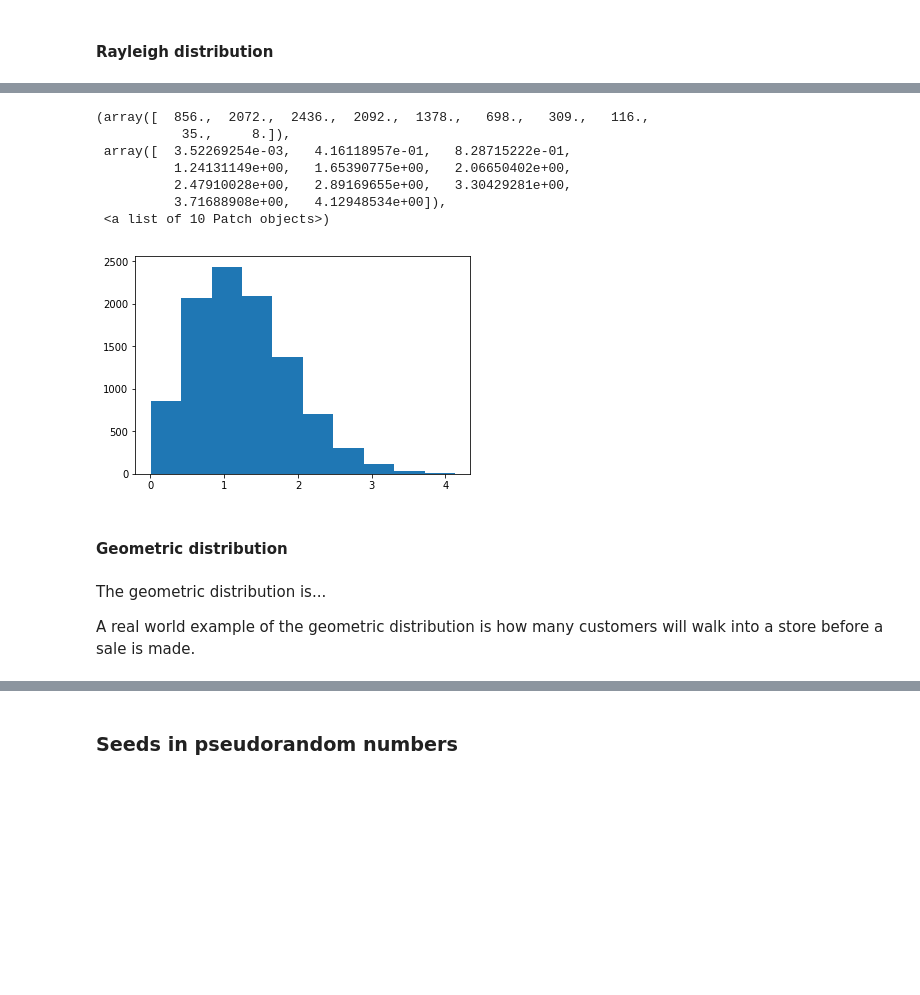
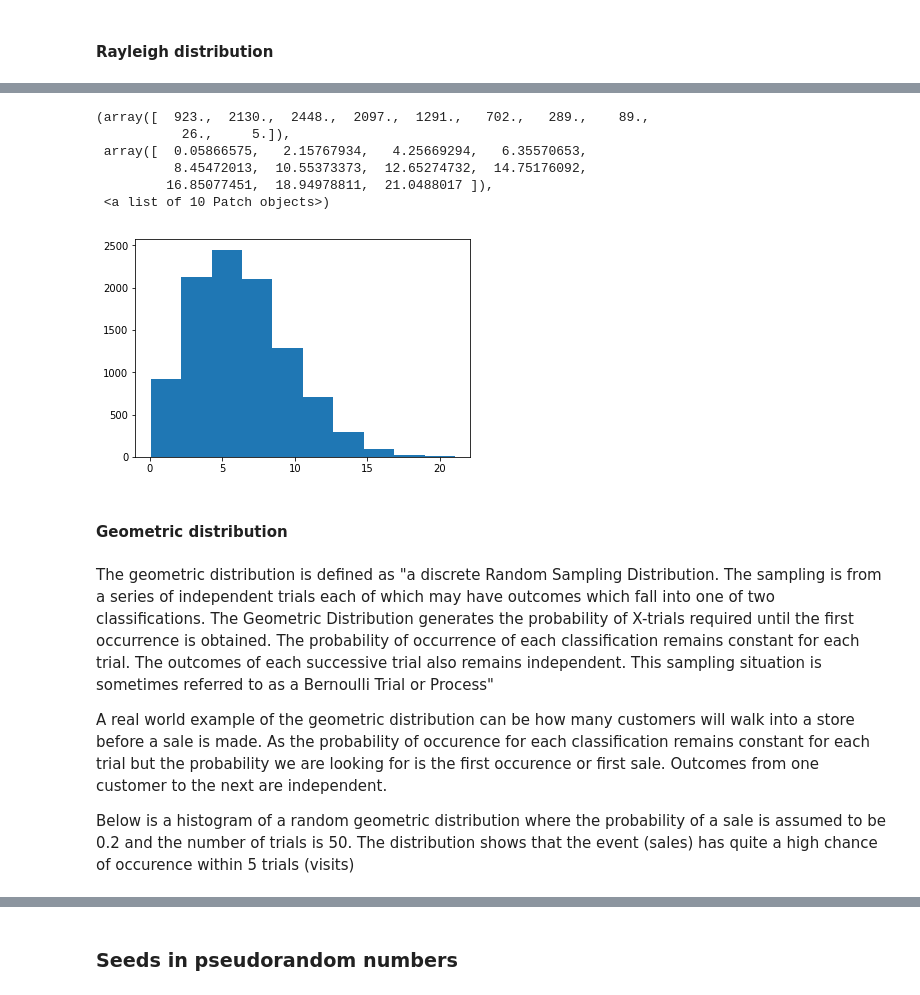
Before and after one commit to G00364690/numpy-random, a Jupyter notebook: Numpy-Random.ipynb, the cells around one changed output, grey strips where cells are left out. Saved outputs shown, nothing was run; the diff lists cells and outputs as text; code cells hidden in the pictures; blank space fills up the shorter version.

```diff
--- a/Numpy-Random.ipynb
+++ b/Numpy-Random.ipynb
@@ -166,26 +175,27 @@ The Rayleigh distribution is
 # %%
 import numpy.random as np
 import matplotlib.pyplot as plt
 
 %matplotlib inline
 
-x = np.rayleigh(1,10000)
+x = np.rayleigh(5,10000)
 plt.hist(x)
 # %% [output]
-(array([  856.,  2072.,  2436.,  2092.,  1378.,   698.,   309.,   116.,
-           35.,     8.]),
- array([  3.52269254e-03,   4.16118957e-01,   8.28715222e-01,
-          1.24131149e+00,   1.65390775e+00,   2.06650402e+00,
-          2.47910028e+00,   2.89169655e+00,   3.30429281e+00,
-          3.71688908e+00,   4.12948534e+00]),
+(array([  923.,  2130.,  2448.,  2097.,  1291.,   702.,   289.,    89.,
+           26.,     5.]),
+ array([  0.05866575,   2.15767934,   4.25669294,   6.35570653,
+          8.45472013,  10.55373373,  12.65274732,  14.75176092,
+         16.85077451,  18.94978811,  21.0488017 ]),
  <a list of 10 Patch objects>)
-[figure, old version]
+[figure, new version]
 # %% [markdown]
 #### Geometric distribution
-# %% [markdown]
-The geometric distribution is...
-
-A real world example of the geometric distribution is how many customers will walk into a store before a sale is made.
+# %% [markdown]
+The geometric distribution is defined as "a discrete Random Sampling Distribution. The sampling is from a series of independent trials each of which may have outcomes which fall into one of two classifications. The Geometric Distribution generates the probability of X-trials required until the first occurrence is obtained. The probability of occurrence of each classification remains constant for each trial. The outcomes of each successive trial also remains independent. This sampling situation is sometimes referred to as a Bernoulli Trial or Process"
+
+A real world example of the geometric distribution can be how many customers will walk into a store before a sale is made. As the probability of occurence for each classification remains constant for each trial but the probability we are looking for is the first occurence or first sale. Outcomes from one customer to the next are independent.
+
+Below is a histogram of a random geometric distribution where the probability of a sale is assumed to be 0.2 and the number of trials is 50. The distribution shows that the event (sales) has quite a high chance of occurence within 5 trials (visits)
 # %%
 import numpy.random as np
 import matplotlib.pyplot as plt
```
Also changed, not shown: parts of 11 cells of this notebook.
